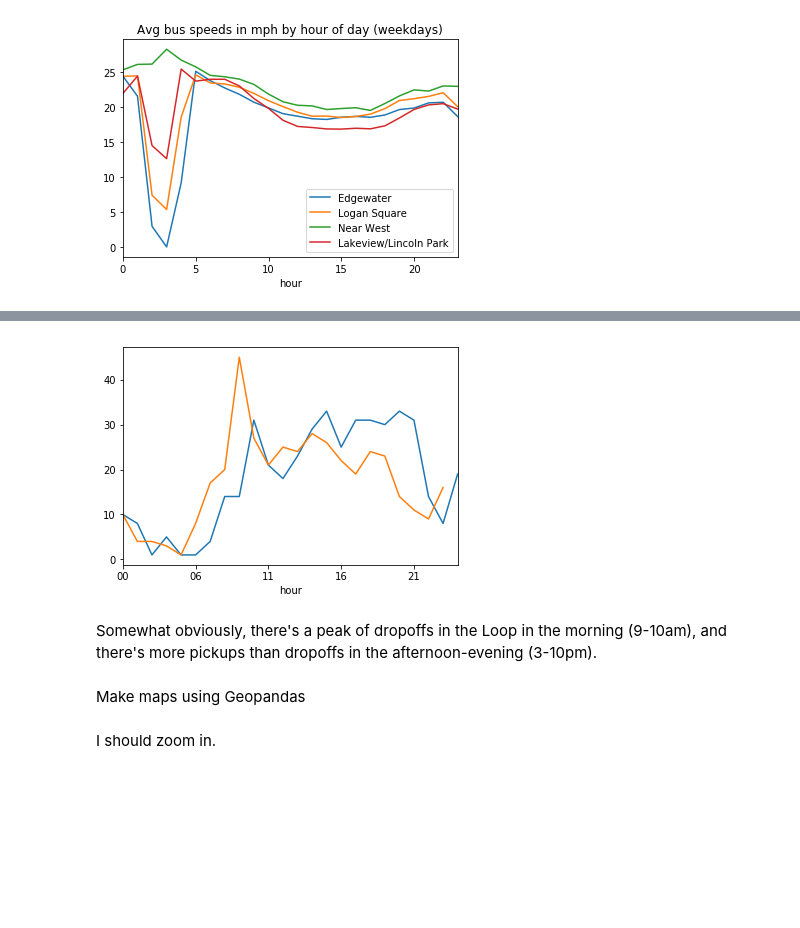
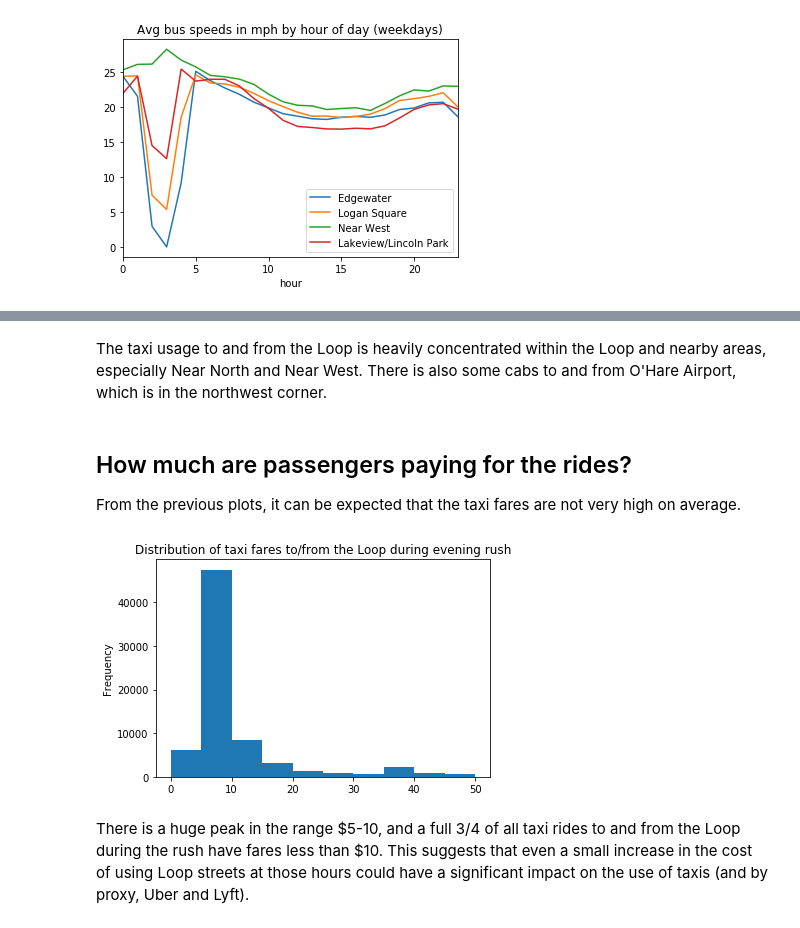
Before and after one commit to Inoueian/chicago-taxi, a Jupyter notebook: Challenge_3.ipynb, the cells around one changed output, grey strips where cells are left out. Drawn from its saved outputs; the diff is of its cells as text; code cells hidden in the pictures; blank space fills up the shorter version.

```diff
--- a/Challenge_3.ipynb
+++ b/Challenge_3.ipynb
@@ -237,10 +223,0 @@ plt.show()
-# %%
-df1[df1.pickup_community_area == '32'].groupby(df1.hour).count()['trip_id'].plot()
-df1[df1.dropoff_community_area == '32'].groupby(df1.hour).count()['trip_id'].plot()
-plt.show()
-# %% [output]
-[figure, removed]
-# %% [markdown]
-Somewhat obviously, there's a peak of dropoffs in the Loop in the morning (9-10am), and there's more pickups than dropoffs in the afternoon-evening (3-10pm).
-# %% [markdown]
-Make maps using Geopandas
@@ -269,2 +224,14 @@ plt.show()
-# %% [markdown]
-I should zoom in.
+# %% [markdown]
+The taxi usage to and from the Loop is heavily concentrated within the Loop and nearby areas, especially Near North and Near West. There is also some cabs to and from O'Hare Airport, which is in the northwest corner.
+# %% [markdown]
+## How much are passengers paying for the rides?
+From the previous plots, it can be expected that the taxi fares are not very high on average.
+# %%
+df_eve_rush['Fare'][df_eve_rush.Fare <= 50].plot.hist()
+plt.title('Distribution of taxi fares to/from the Loop during evening rush')
+plt.savefig('Figs/taxi_fare_hist.png')
+plt.show()
+# %% [output]
+[figure, added]
+# %% [markdown]
+There is a huge peak in the range \$5-10, and a full 3/4 of all taxi rides to and from the Loop during the rush have fares less than \$10. This suggests that even a small increase in the cost of using Loop streets at those hours could have a significant impact on the use of taxis (and by proxy, Uber and Lyft).
```
Also changed, not shown: parts of 30 cells of this notebook, 4 other files.
